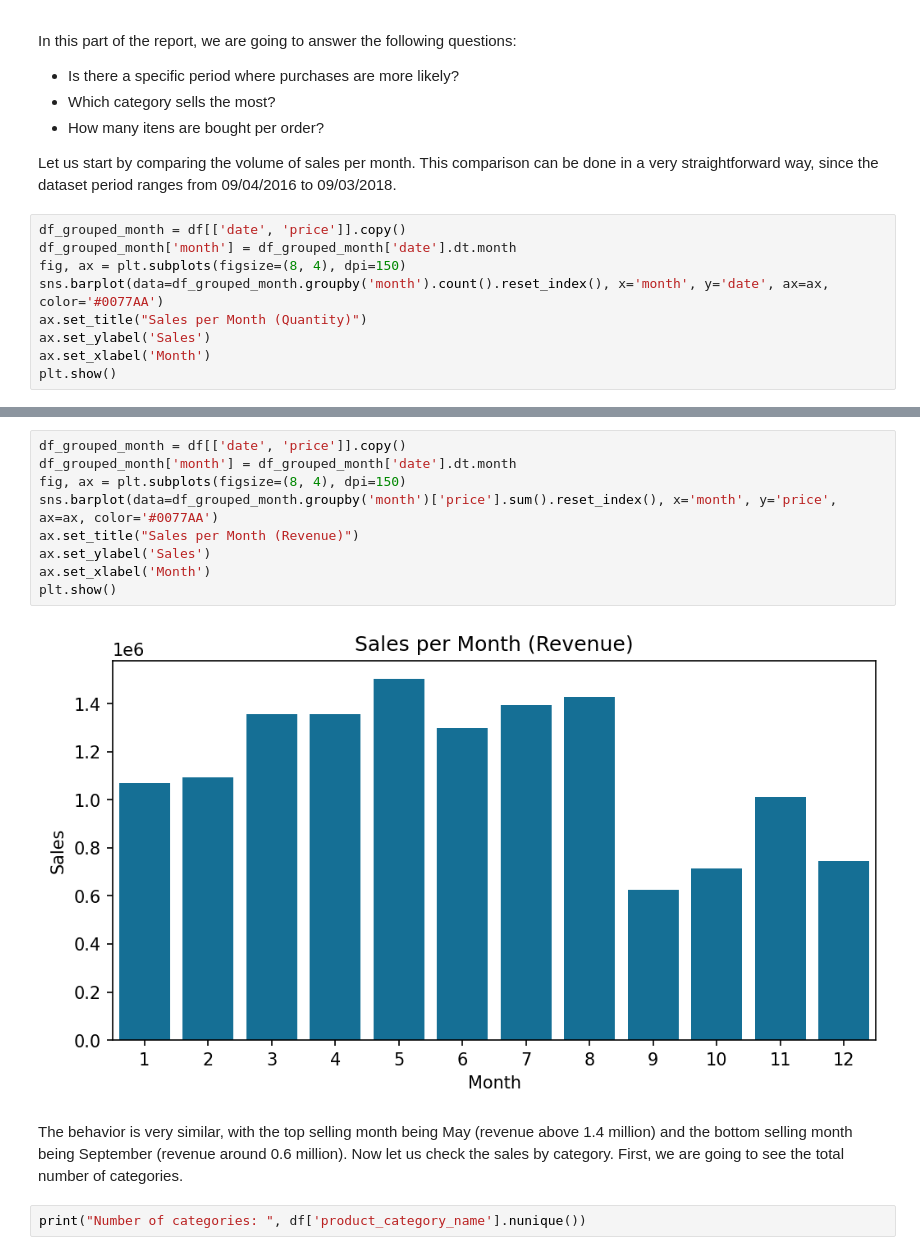
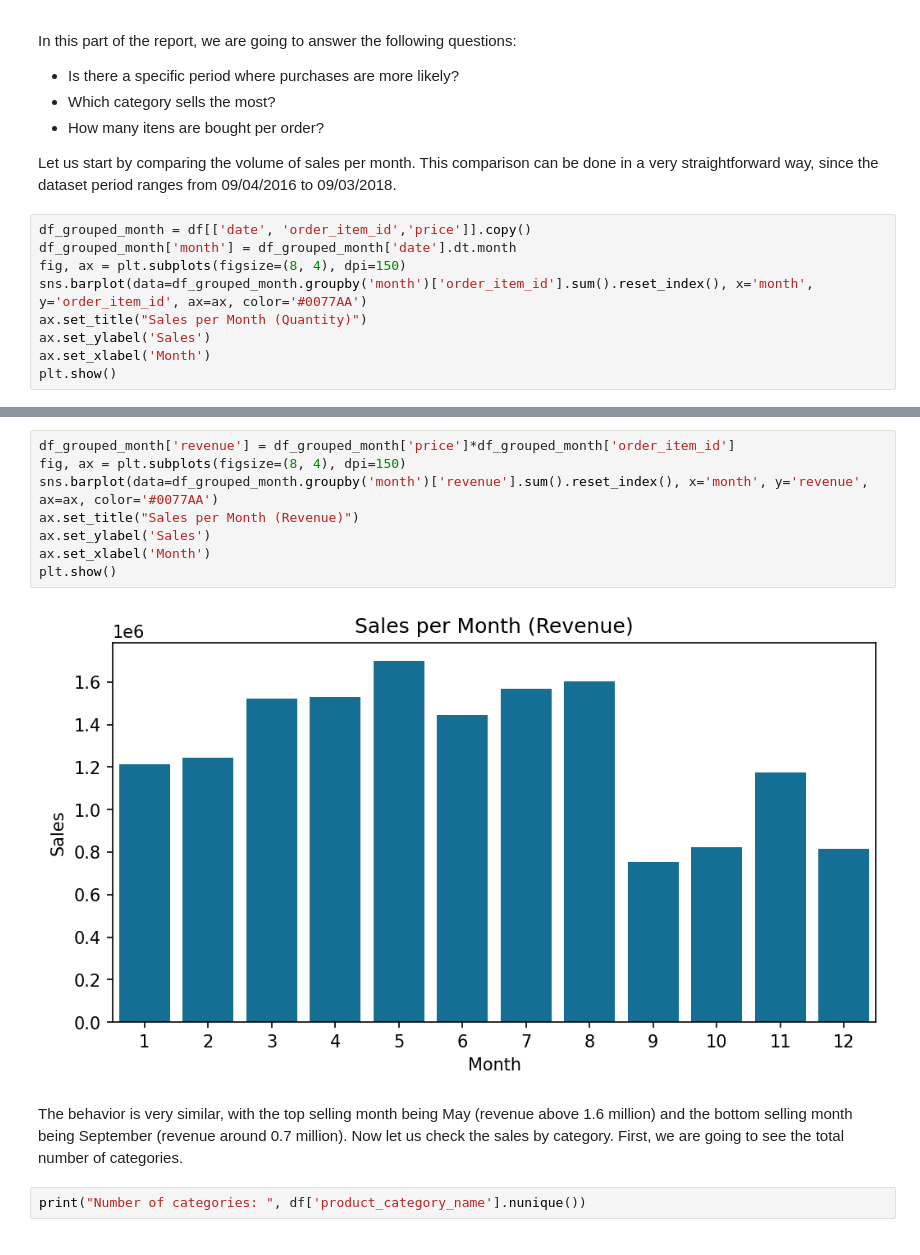
Before and after one commit to mateusmelo821/sales-forecasting, a Jupyter notebook: index.ipynb, the cells around one changed output, grey strips where cells are left out. Drawn from its saved outputs; the diff is of its cells as text.

```diff
--- a/index.ipynb
+++ b/index.ipynb
@@ -112,10 +116,10 @@ In this part of the report, we are going to answer the following questions:
 
 Let us start by comparing the volume of sales per month. This comparison can be done in a very straightforward way, since the dataset period ranges from 09/04/2016 to 09/03/2018.
 # %%
-df_grouped_month = df[['date', 'price']].copy()
+df_grouped_month = df[['date', 'order_item_id','price']].copy()
 df_grouped_month['month'] = df_grouped_month['date'].dt.month
 fig, ax = plt.subplots(figsize=(8, 4), dpi=150)
-sns.barplot(data=df_grouped_month.groupby('month').count().reset_index(), x='month', y='date', ax=ax, color='#0077AA')
+sns.barplot(data=df_grouped_month.groupby('month')['order_item_id'].sum().reset_index(), x='month', y='order_item_id', ax=ax, color='#0077AA')
 ax.set_title("Sales per Month (Quantity)")
 ax.set_ylabel('Sales')
 ax.set_xlabel('Month')
@@ -127,16 +131,15 @@ The top selling months in quantity were May and August, with a number around 120
 # %%
-df_grouped_month = df[['date', 'price']].copy()
-df_grouped_month['month'] = df_grouped_month['date'].dt.month
+df_grouped_month['revenue'] = df_grouped_month['price']*df_grouped_month['order_item_id']
 fig, ax = plt.subplots(figsize=(8, 4), dpi=150)
-sns.barplot(data=df_grouped_month.groupby('month')['price'].sum().reset_index(), x='month', y='price', ax=ax, color='#0077AA')
+sns.barplot(data=df_grouped_month.groupby('month')['revenue'].sum().reset_index(), x='month', y='revenue', ax=ax, color='#0077AA')
 ax.set_title("Sales per Month (Revenue)")
 ax.set_ylabel('Sales')
 ax.set_xlabel('Month')
 plt.show()
 # %% [output]
-[figure, old version]
+[figure, new version]
 # %% [markdown]
-The behavior is very similar, with the top selling month being May (revenue above 1.4 million) and the bottom selling month being September (revenue around 0.6 million). Now let us check the sales by category. First, we are going to see the total number of categories.
+The behavior is very similar, with the top selling month being May (revenue above 1.6 million) and the bottom selling month being September (revenue around 0.7 million). Now let us check the sales by category. First, we are going to see the total number of categories.
 # %%
 print("Number of categories: ", df['product_category_name'].nunique())
 # %% [output]
```
Also changed, not shown: parts of 37 cells of this notebook.
